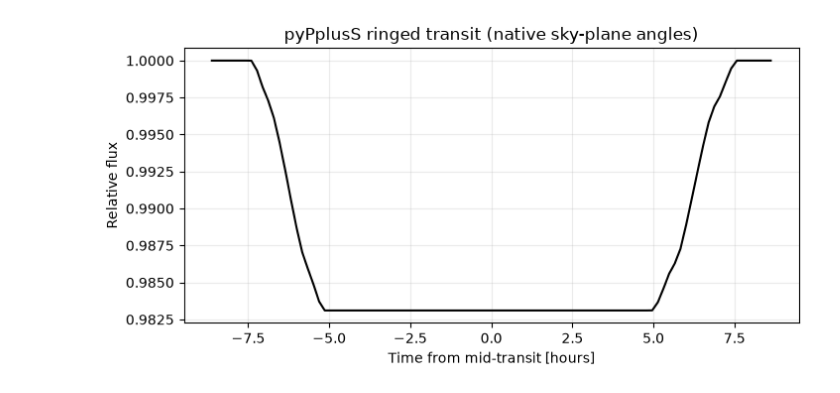
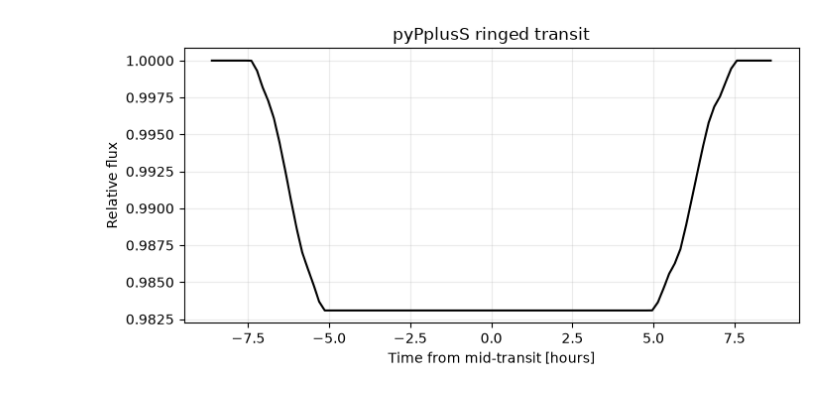
Before and after one commit to seap-udea/seap-udea.github.io, a Jupyter notebook: apps/photoring-simulator/dev/model_code_pyppluss.ipynb, the cells around one changed output. Drawn from its saved outputs; the diff is of its cells as text; code cells hidden in the pictures.

```diff
--- a/apps/photoring-simulator/dev/model_code_pyppluss.ipynb
+++ b/apps/photoring-simulator/dev/model_code_pyppluss.ipynb
@@ -7,56 +7,62 @@
 import matplotlib.pyplot as plt
 from pyppluss.segment_models import LC_ringed
 import numpy as np
-if not hasattr(np, "NaN"):np.NaN = np.nan
+from scipy.constants import G
+if not hasattr(np, 'NaN'):np.NaN = np.nan
 
 # Constants
 deg = np.pi / 180 # factor from degrees to radians
 rad = 1 / deg
 
-# System parameters
+# System parameters (default: saturn-sun preset)
 p = 0.084 # planet radius [R*]
 fi = 1.58 # inner ring [Rp]
 fe = 2.35 # outer ring [Rp]
 tilt = 25.0*deg # sky-plane position angle / tilt
 ir = 55.0*deg # sky-plane inclination (0=face-on, 90=edge-on)
 b  = 0.25 # impact parameter [R*]
-alpha = 0.37 # normal ring transmission exp(-tau_normal)
+alpha = np.exp(-1) # normal ring transmission exp(-tau_normal); exp(-1) = tau_normal=1
 mstar = 1.0 # M* [M_sun]
 rstar = 1.0 # R* [R_sun]
 mpjup = 0.3 # Mp [Mjup]
 porb= 365.25 # Porb [days]
-a_rs= 215.0 # a/R*
+
+# Scaled semi-major axis a/R* from porb
+density = 1408.0 * mstar / rstar**3 # stellar density [kg/m^3], 1408.0 is the solar density
+a_rs = ((G * density * (porb * 86400)**2) / (3.0 * np.pi))**(1/3) # a/R* [dimensionless]
 
 # Derivative properties
-iorb = np.arccos(b/a_rs)
-vorb = 2*np.pi*a_rs*np.sin(iorb) / (porb * 24)
+iorb = np.arccos(min(1.0, b / a_rs))
+vorb = 2 * np.pi * a_rs * np.sin(iorb) / (porb * 24)
 
 # Light curve parameters
 ts_ppp = np.linspace(-8.62, 8.62, 100) # in hours
 xs = vorb * ts_ppp
 ones = np.ones_like(xs)
 ys = b*ones
 
 # Parameters in the units of the package
 rps = p*ones
 rins = p*fi*ones
 routs = p*fe*ones
+# opacity: fraction of light BLOCKED by the ring along the slant path.
+# alpha = exp(-tau_normal) => opacity = 1 - alpha^(1/cos(ir))
 opacity = 1.0 - alpha ** (1.0 / np.cos(ir))
 
 # Light curve
 flux_pp = LC_ringed(
     rps, rins, routs, xs, ys,
     ir, tilt, opacity,
     0.0, 0.0, 0.0, 0.0
 )
 
 # Plot
 fig, ax = plt.subplots(figsize=(8, 3.6))
 ax.plot(ts_ppp, flux_pp, color="k")
 ax.set_xlabel("Time from mid-transit [hours]")
 ax.set_ylabel("Relative flux")
-ax.set_title("pyPplusS ringed transit (native sky-plane angles)")
+ax.set_title("pyPplusS ringed transit")
 ax.grid(True, alpha=0.25)
 plt.show()
 # %% [output]
-[figure, old version]
+[figure, new version]
```
Also changed, not shown: 15 other files.
